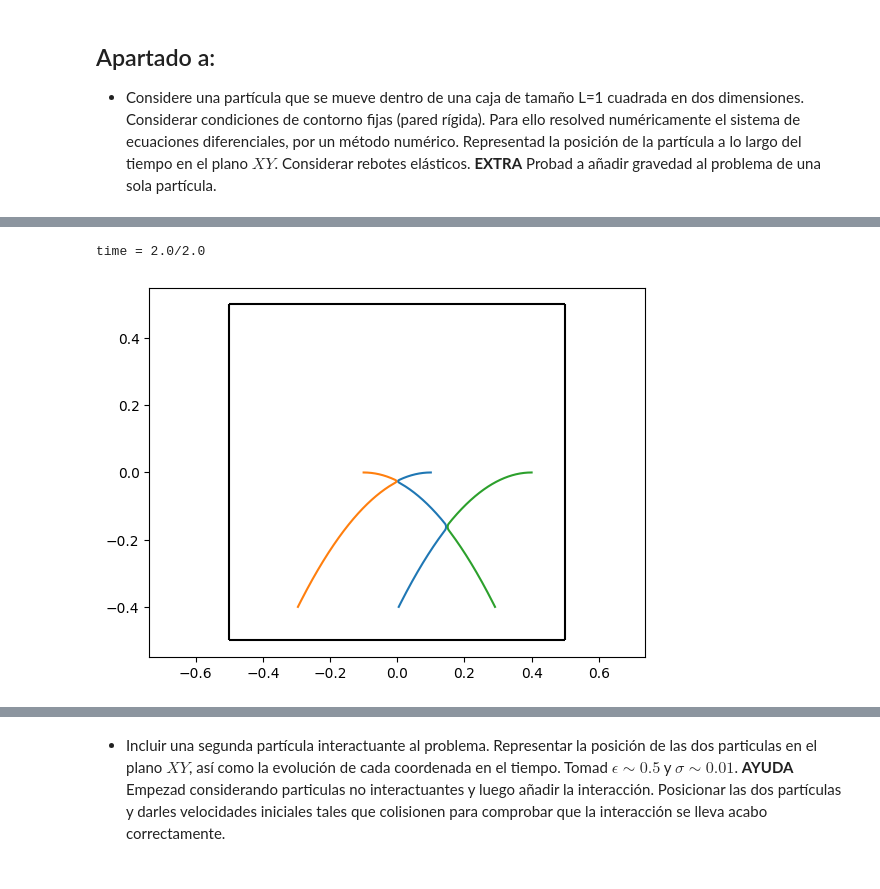
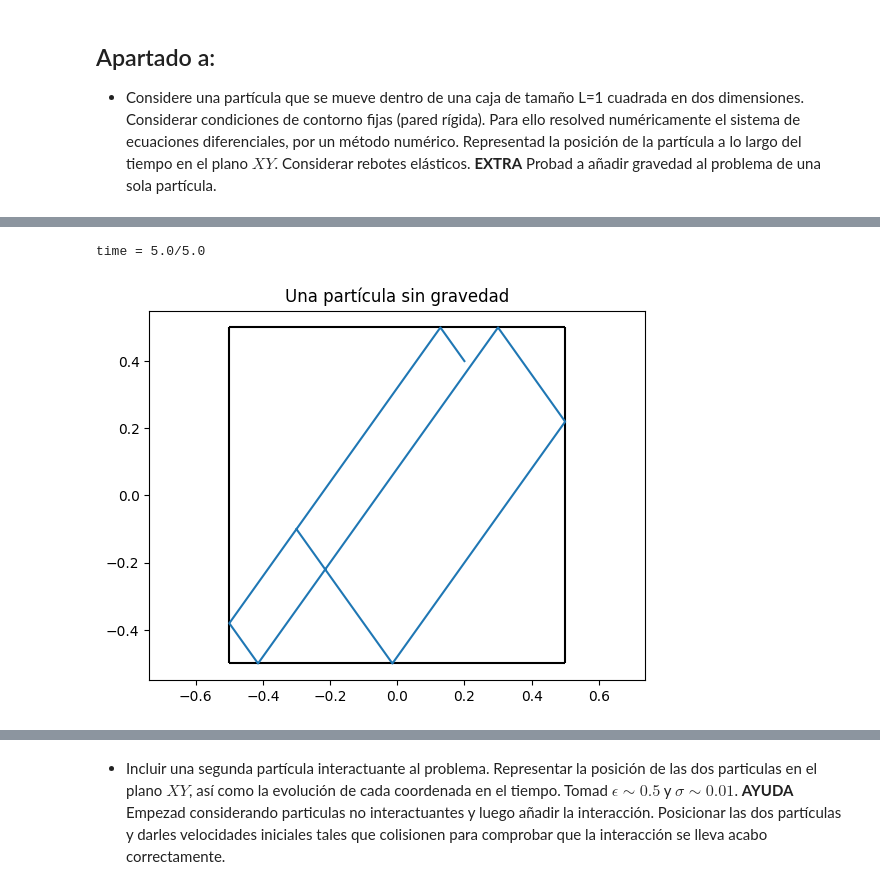
Before and after one commit to guillediaaazz/fiscomp-practices, a Jupyter notebook: P2/L-J-enunciados.ipynb, the cells around one changed output, grey strips where cells are left out. Drawn from its saved outputs; the diff is of its cells as text; code cells hidden in the pictures.

Commit message:
N-partículas y guardado de datos.

```diff
--- a/P2/L-J-enunciados.ipynb
+++ b/P2/L-J-enunciados.ipynb
@@ -78,13 +79,14 @@ def force(r: ndarray, gravity = None) -> ndarray:
     particleRelPos = zeros([particles, particles], float)
     particleRelPos = ((particleRel[:,:,0] - particleRel[:,:,0].T)**2 + (particleRel[:,:,1] - particleRel[:,:,1].T)**2)**0.5 # this should be illegal, but it really works
 
-    particleRelPos = where(particleRelPos < 0.01, 0.01, particleRelPos)
+    fill_diagonal(particleRelPos, float('inf')) # ignoramos la diagonal (interacciones entre la misma partícula)
 
     particleRelVec = zeros([particles, particles, 2], float)
-    particleRelVec[:, :, 0] = (particleRel[:,:,0]-particleRel[:,:,0].T) / particleRelPos.T
-    particleRelVec[:, :, 1] = (particleRel[:,:,1]-particleRel[:,:,1].T) / particleRelPos.T
+    particleRelVec[:, :, 0] = (particleRel[:,:,0]-particleRel[:,:,0].T) / -particleRelPos
+    particleRelVec[:, :, 1] = (particleRel[:,:,1]-particleRel[:,:,1].T) / -particleRelPos
 
-    fill_diagonal(particleRelPos, float('inf'))
+    particleRelPos = where(particleRelPos >= tol*2, float('inf'), particleRelPos) # para evitar la fuerza atractiva que existe justo antes de la repulsiva
+    particleRelPos = where(particleRelPos < tol, tol, particleRelPos) # para evitar fuerzas muy altas
 
     particleForce = zeros([particles, particles, 2], float)
     particleForce[:,:,0] = 4*epsilon * ( 12*sigma**12/particleRelPos**13 - 6*sigma**6/particleRelPos**7 ) * particleRelVec[:,:,0]
@@ -113,10 +115,13 @@ def partEvolve(r: ndarray, timeMax: float, timeStep: float, boxSize, gravity = N
     """
     time = arange(0,timeMax+timeStep, timeStep)
     particles = r.shape[0]
-    positions = zeros([particles, 2, time.size], float) # solamente se almacenan las posiciones
+    positions = zeros([particles, 2, time.size], float) # pre-alocamos las posiciones
+    velocities = zeros([particles, 2, time.size], float) # pre-alocamos las velocidades
     for i in range(time.size):
         positions[:, 0, i] = r[:, 0]
         positions[:, 1, i] = r[:, 1]
+        velocities[:, 0, i] = r[:, 2]
+        velocities[:, 1, i] = r[:, 3]
         print(f'time = {round(time[i],1)}/{round(time[-1],1)}', end='\r') # progreso
 
         k1 = timeStep * f(r, gravity)
@@ -144,7 +149,7 @@ def partEvolve(r: ndarray, timeMax: float, timeStep: float, boxSize, gravity = N
     # positions = zeros([2,time.size], float)
     # positions[0,:] = array(x)
     # positions[1,:] = array(y)
-    return positions
+    return positions, velocities
 
 def plotBox(boxSize):
     """
@@ -216,24 +172,0 @@ print(particleForce[:,:,1])
-# %%
-boxSize = 1
-mass = 1
-particles = 3
-timeStep = 1e-4
-timeMax = 2
-sigma = 0.005
-epsilon = 0.2
-tol = 0.001
-r = zeros([particles, 4], float) # inicializa posiciones y velocidades
-r[0,0], r[0,2] = 0.1, -0.2
-r[1,0], r[1,2] = -0.1, 0.2
-r[2,0], r[2,2] = 0.4, -0.2
-
-positions = partEvolve(r, timeMax, timeStep, boxSize, gravity = 0.2)
-
-plotBox(boxSize)
-plotParticles(positions)
-show()
-
-# plot(positions[:, 0, :],positions[:, 1, :])
-# %% [output]
-time = 2.0/2.0
-[figure, removed]
@@ -239,0 +183,13 @@ time = 2.0/2.0
+# %%
+r = zeros([1, 4], float)
+r[0,:] = array([0.2, 0.4, -0.5, 0.7], float)
+timeMax = 5
+timeStep = 1e-4
+positions = partEvolve(r, timeMax, timeStep, boxSize, gravity = None)[0]
+plotBox(boxSize)
+plotParticles(positions)
+title('Una partícula sin gravedad')
+show()
+# %% [output]
+time = 5.0/5.0
+[figure, added]
```
Also changed, not shown: parts of 9 cells of this notebook, 2 other files.
